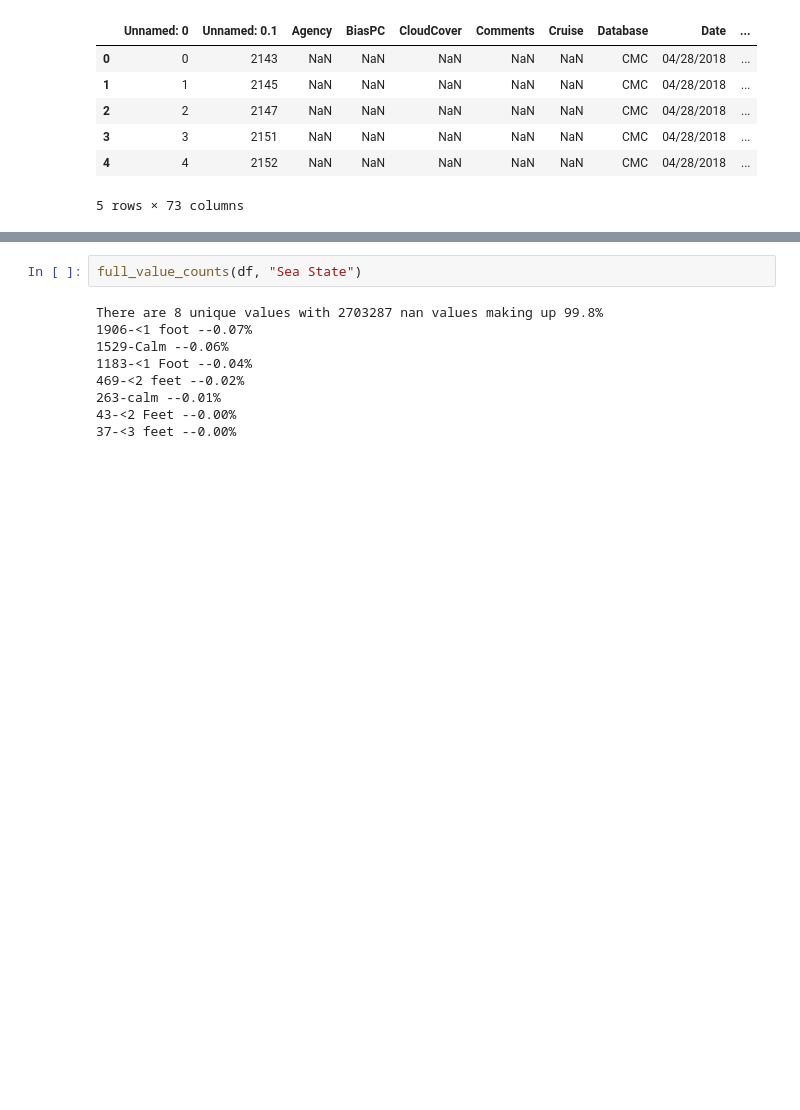
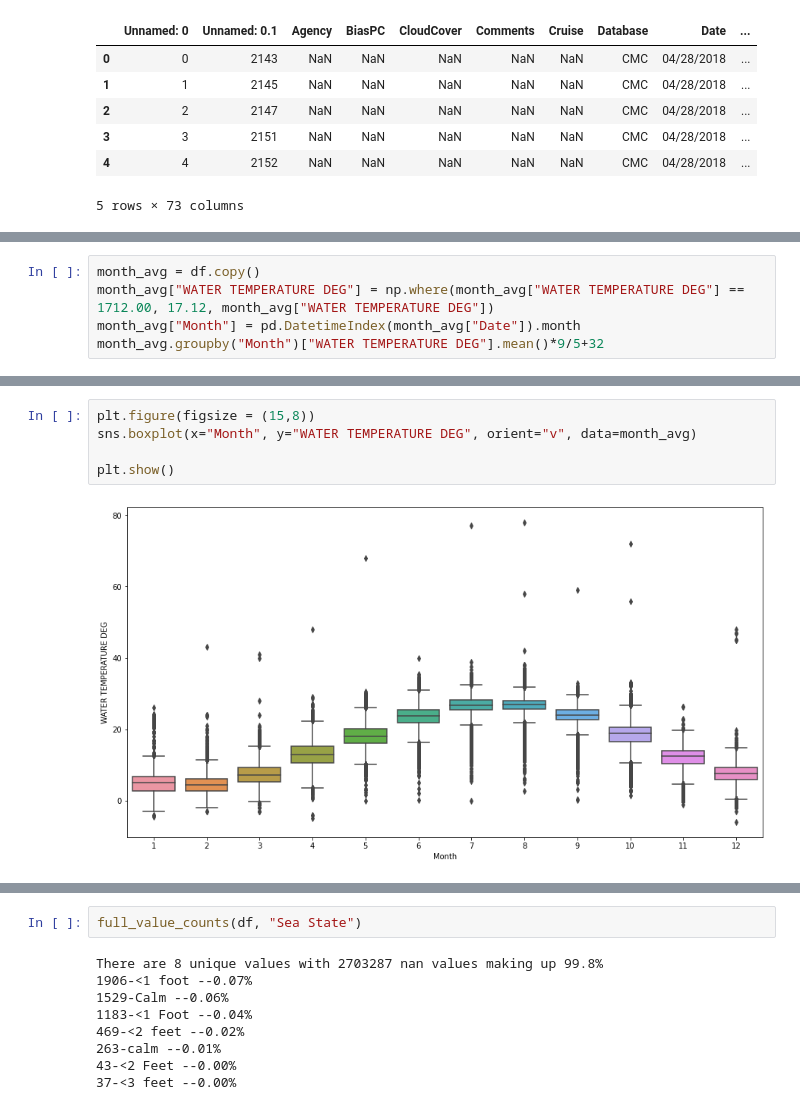
Before and after one commit to coreyryanhanson/hackthebay, a Jupyter notebook: datagathering.ipynb, the cells around one changed output, grey strips where cells are left out. Saved outputs shown, nothing was run; the diff lists cells and outputs as text; blank space fills up the shorter version.

```diff
--- a/datagathering.ipynb
+++ b/datagathering.ipynb
@@ -220,0 +284,5 @@ Name: 0, dtype: object
+# %%
+month_avg = df.copy()
+month_avg["WATER TEMPERATURE DEG"] = np.where(month_avg["WATER TEMPERATURE DEG"] == 1712.00, 17.12, month_avg["WATER TEMPERATURE DEG"])
+month_avg["Month"] = pd.DatetimeIndex(month_avg["Date"]).month
+month_avg.groupby("Month")["WATER TEMPERATURE DEG"].mean()*9/5+32
@@ -220,0 +321,7 @@ Name: 0, dtype: object
+# %%
+plt.figure(figsize = (15,8))
+sns.boxplot(x="Month", y="WATER TEMPERATURE DEG", orient="v", data=month_avg)
+
+plt.show()
+# %% [output]
+[figure, added]
```
Also changed, not shown: parts of 48 cells of this notebook, 1 other file.
